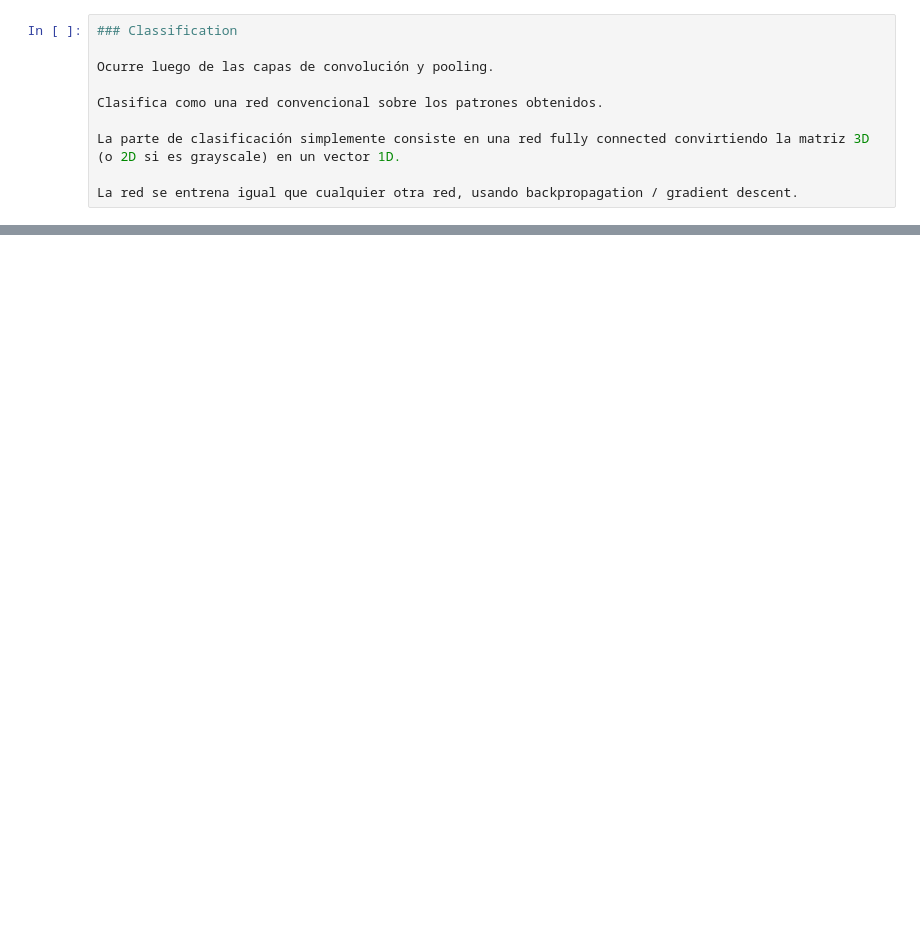
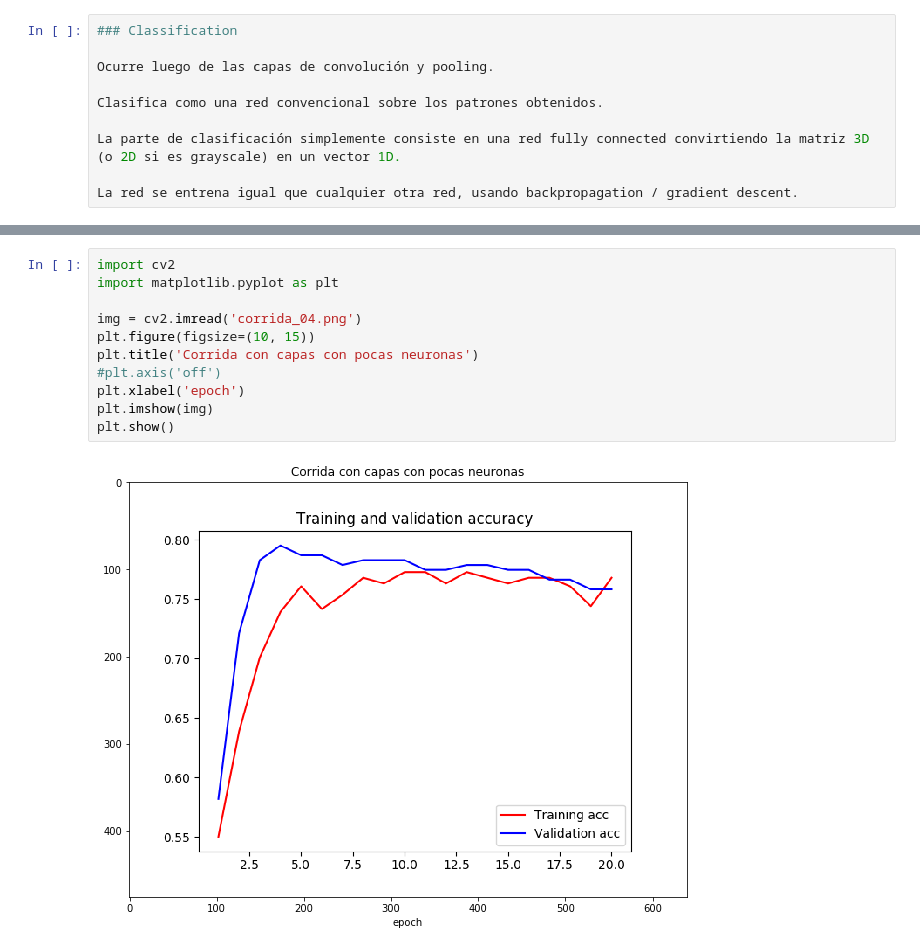
Before and after one commit to suttonnico/NN-TB-DETECTION, a Jupyter notebook: notebook.ipynb, the cells around one changed output, grey strips where cells are left out. Cells and saved outputs as stored; diff of their text form; blank space fills up the shorter version.

```diff
--- a/notebook.ipynb
+++ b/notebook.ipynb
@@ -80,0 +141,13 @@ La red se entrena igual que cualquier otra red, usando backpropagation / gradien
+# %%
+import cv2
+import matplotlib.pyplot as plt
+
+img = cv2.imread('corrida_04.png')
+plt.figure(figsize=(10, 15))
+plt.title('Corrida con capas con pocas neuronas')
+#plt.axis('off')
+plt.xlabel('epoch')
+plt.imshow(img)
+plt.show()
+# %% [output]
+[figure, added]
```
Also changed, not shown: parts of 5 cells of this notebook.
